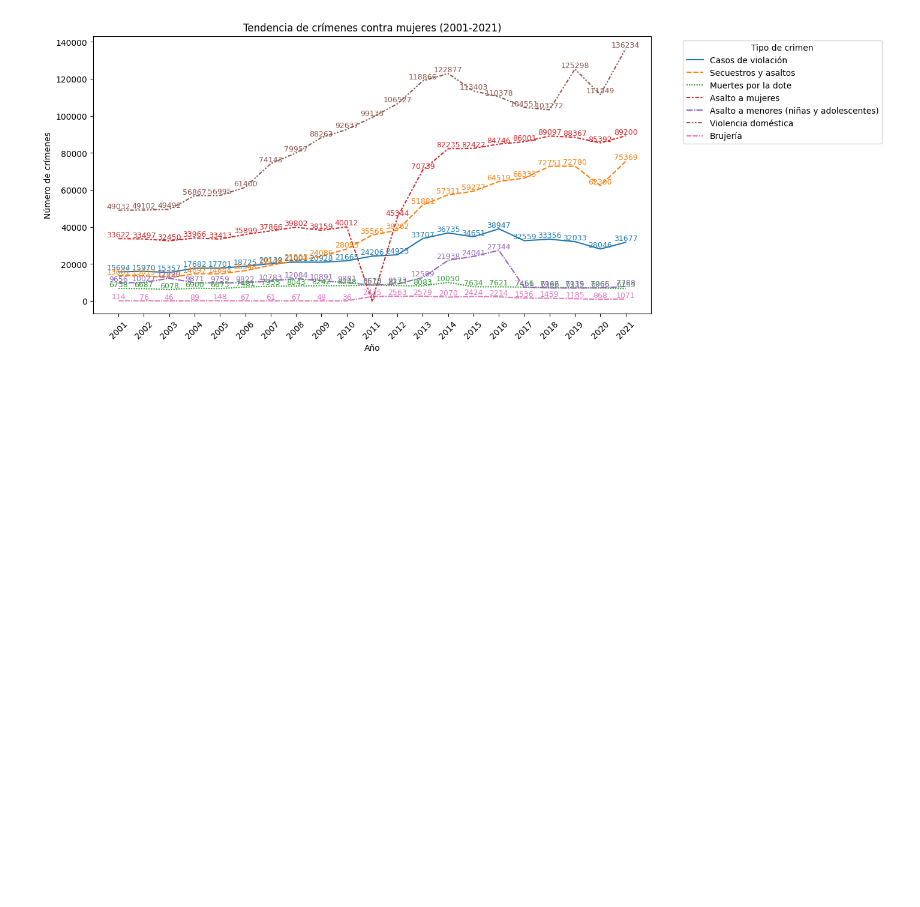
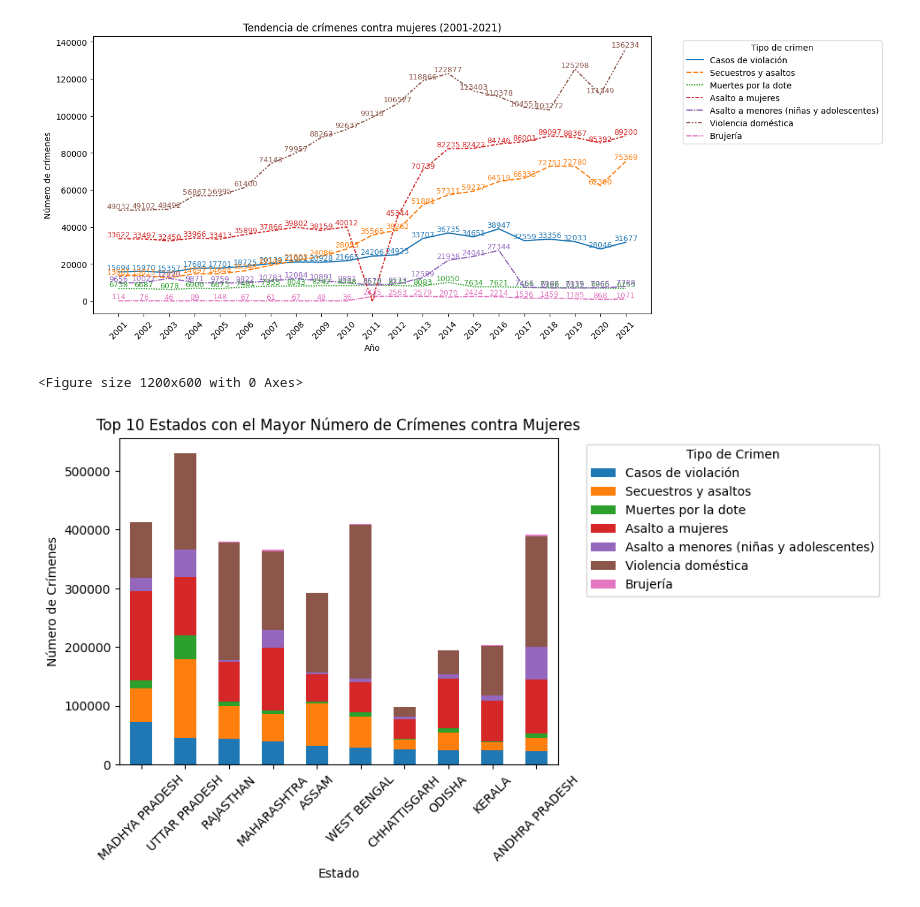
Before and after one commit to Esme-Sanc/proyecto1, a Jupyter notebook: main.ipynb, the cells around one changed output. Cells and saved outputs as stored; diff of their text form; code cells hidden in the pictures; blank space fills up the shorter version.

Commit message:
Update | Crime Women India

```diff
--- a/main.ipynb
+++ b/main.ipynb
@@ -182,3 +182,27 @@ for line in ax.get_lines():
 plt.show()
 # %% [output]
 [figure]
+# %%
+#crimes_df_cleaned = crimes_df.copy()  # Realiza más limpieza si es necesario
+
+# Eliminar la columna 'Año'
+crimes_df_cleaned_eda = crimes_df_cleaned.drop(columns=['Año'])
+
+# Total de crímenes por estado
+state_crime = crimes_df_cleaned_eda.groupby('Estado').sum().sort_values(by='Casos de violación', ascending=False)
+
+# Top 10 estados con el mayor número de crímenes
+top_states = state_crime.head(10)
+
+# Graficar
+plt.figure(figsize=(12, 6))
+top_states.plot(kind='bar', stacked=True)
+plt.title('Top 10 Estados con el Mayor Número de Crímenes contra Mujeres')
+plt.xlabel('Estado')
+plt.ylabel('Número de Crímenes')
+plt.xticks(rotation=45)
+plt.legend(title='Tipo de Crimen', bbox_to_anchor=(1.05, 1), loc='upper left')
+plt.show()
+# %% [output]
+<Figure size 1200x600 with 0 Axes>
+[figure, added]
```
Also changed, not shown: parts of 1 cell of this notebook.
